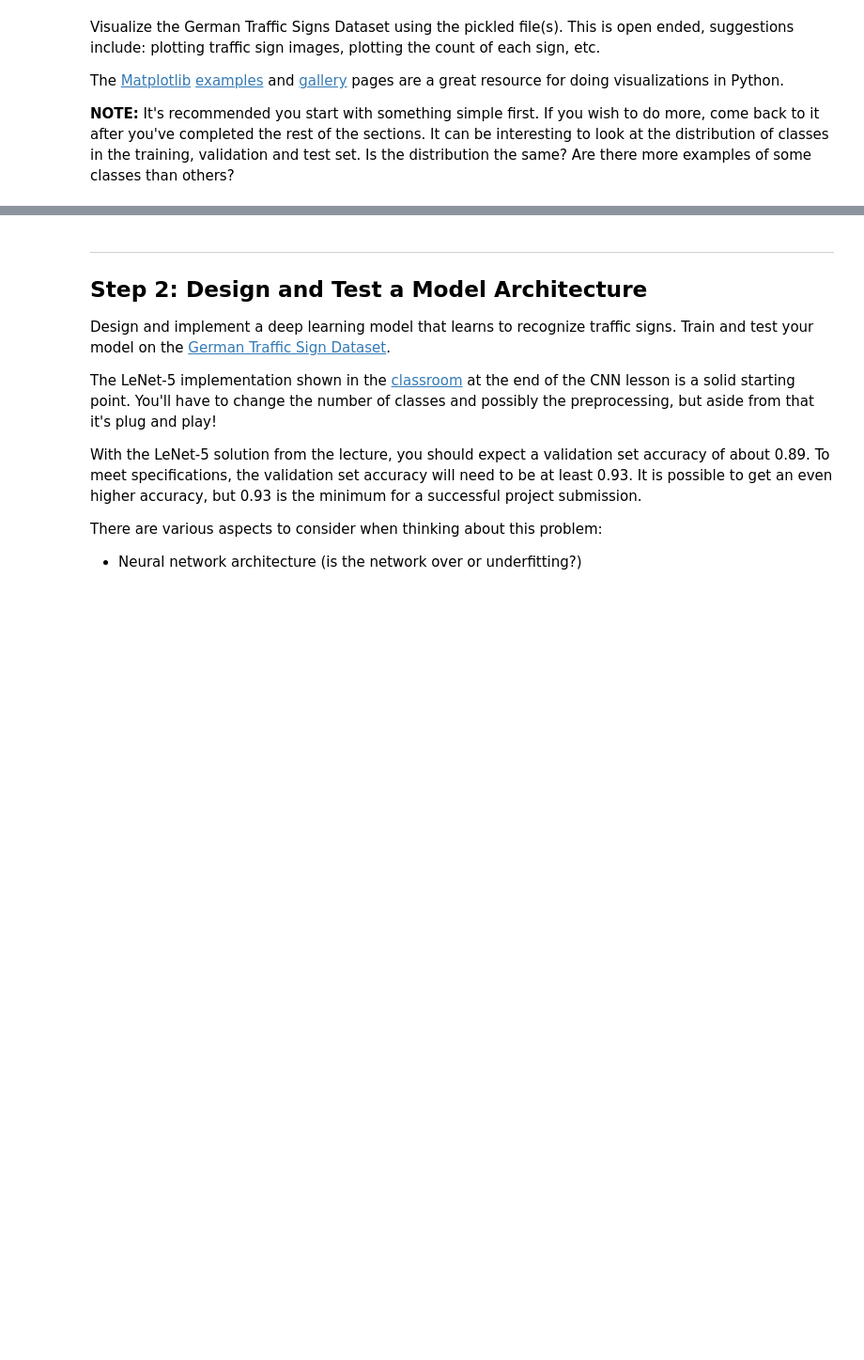
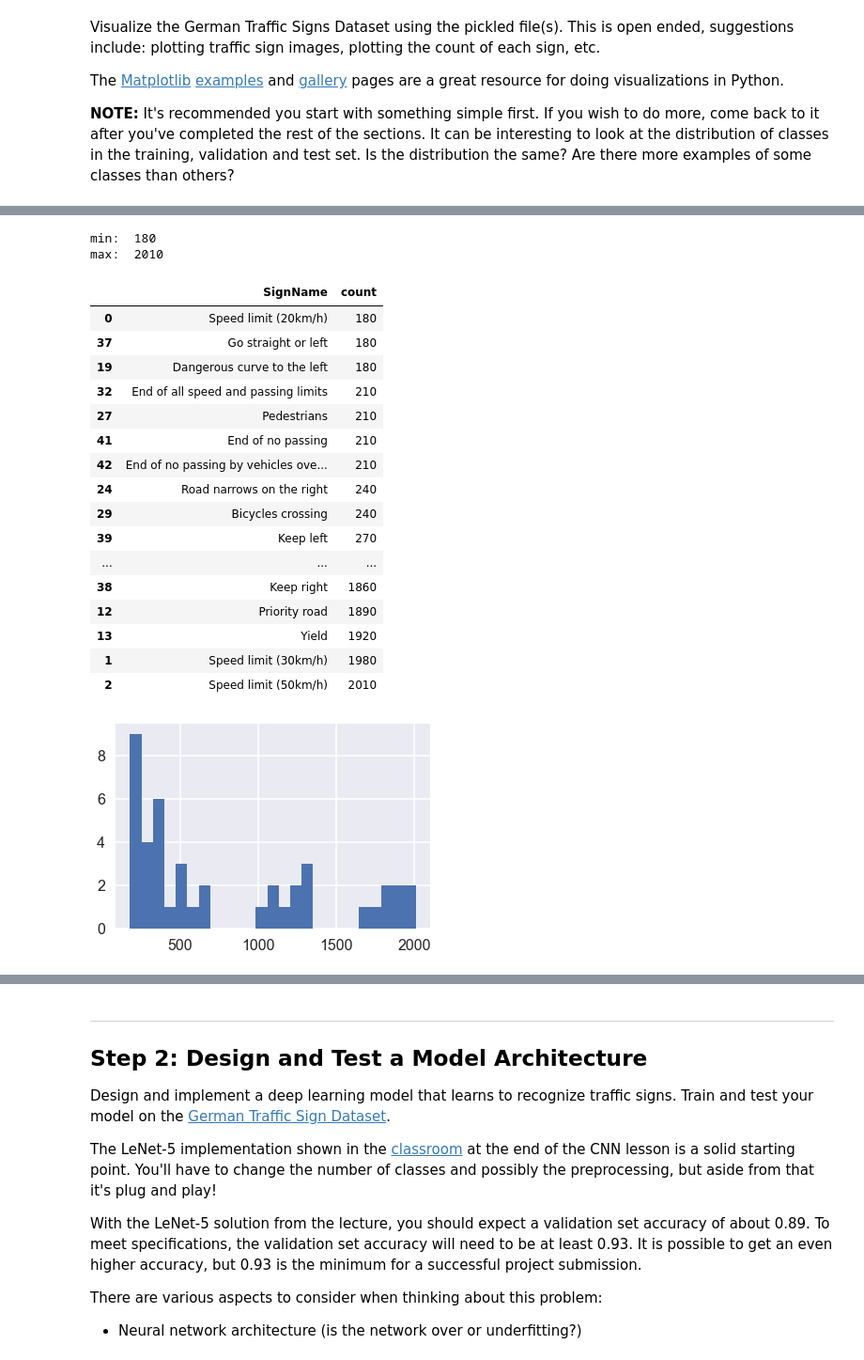
Before and after one commit to joytafty/CarND-Traffic-Sign-Classifier-Project, a Jupyter notebook: Traffic_Sign_Classifier.ipynb, the cells around one changed output, grey strips where cells are left out. Shown at 94% size. Saved outputs shown, nothing was run; the diff lists cells and outputs as text; code cells hidden in the pictures; blank space fills up the shorter version.

```diff
--- a/Traffic_Sign_Classifier.ipynb
+++ b/Traffic_Sign_Classifier.ipynb
@@ -133,3 +164,29 @@ Populating the interactive namespace from numpy and matplotlib
+# %%
+class_counts.hist(bins=25)
+print("min: ", class_counts.min())
+print("max: ", class_counts.max())
+class_counts.reset_index().sort_values(by='count')
+# %% [output]
+min:  180
+max:  2010
+|  | SignName | count |
+| 0 | Speed limit (20km/h) | 180 |
+| 37 | Go straight or left | 180 |
+| 19 | Dangerous curve to the left | 180 |
+| 32 | End of all speed and passing limits | 210 |
+| 27 | Pedestrians | 210 |
+| 41 | End of no passing | 210 |
+| 42 | End of no passing by vehicles ove... | 210 |
+| 24 | Road narrows on the right | 240 |
+| 29 | Bicycles crossing | 240 |
+| 39 | Keep left | 270 |
+| ... | ... | ... |
+| 38 | Keep right | 1860 |
+| 12 | Priority road | 1890 |
+| 13 | Yield | 1920 |
+| 1 | Speed limit (30km/h) | 1980 |
+| 2 | Speed limit (50km/h) | 2010 |
+[figure, added]
 # %%
 from keras.preprocessing.image import ImageDataGenerator
 datagen = ImageDataGenerator(
```
Also changed, not shown: parts of 21 cells of this notebook.
